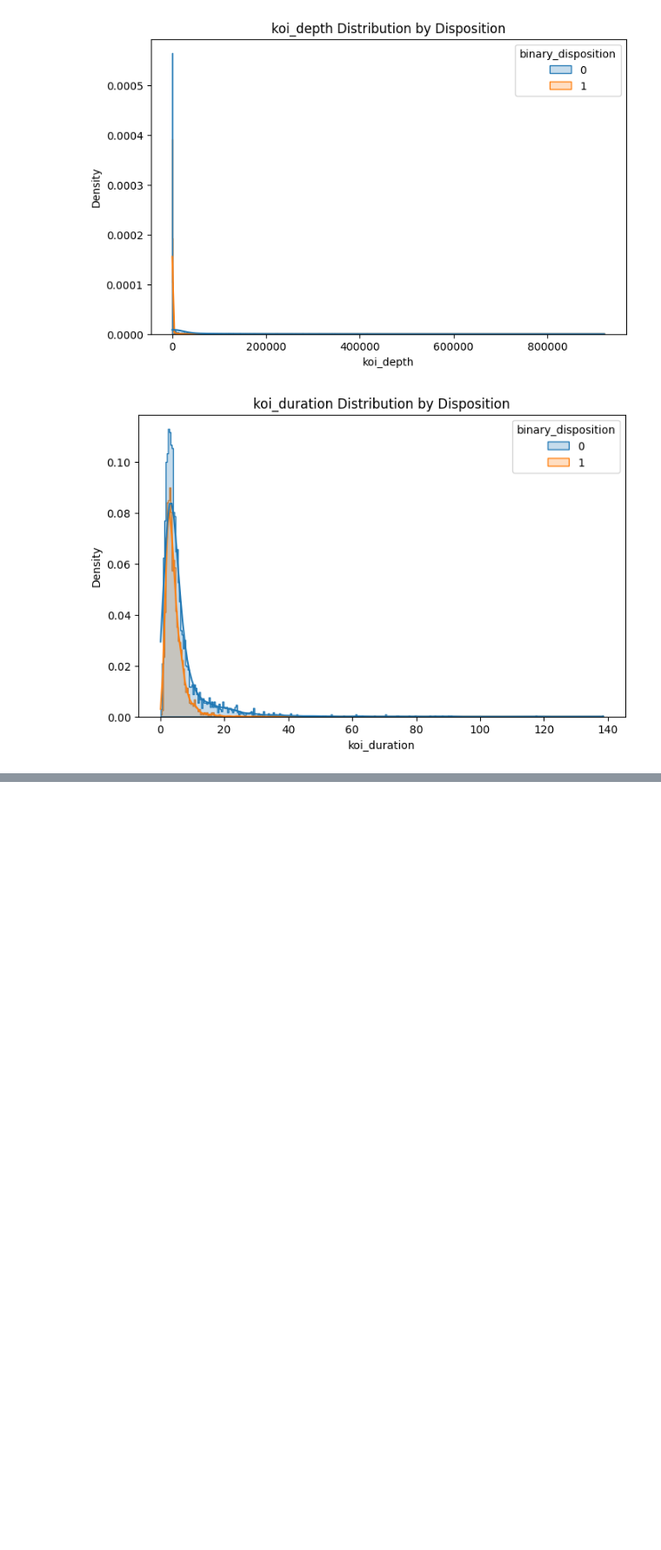
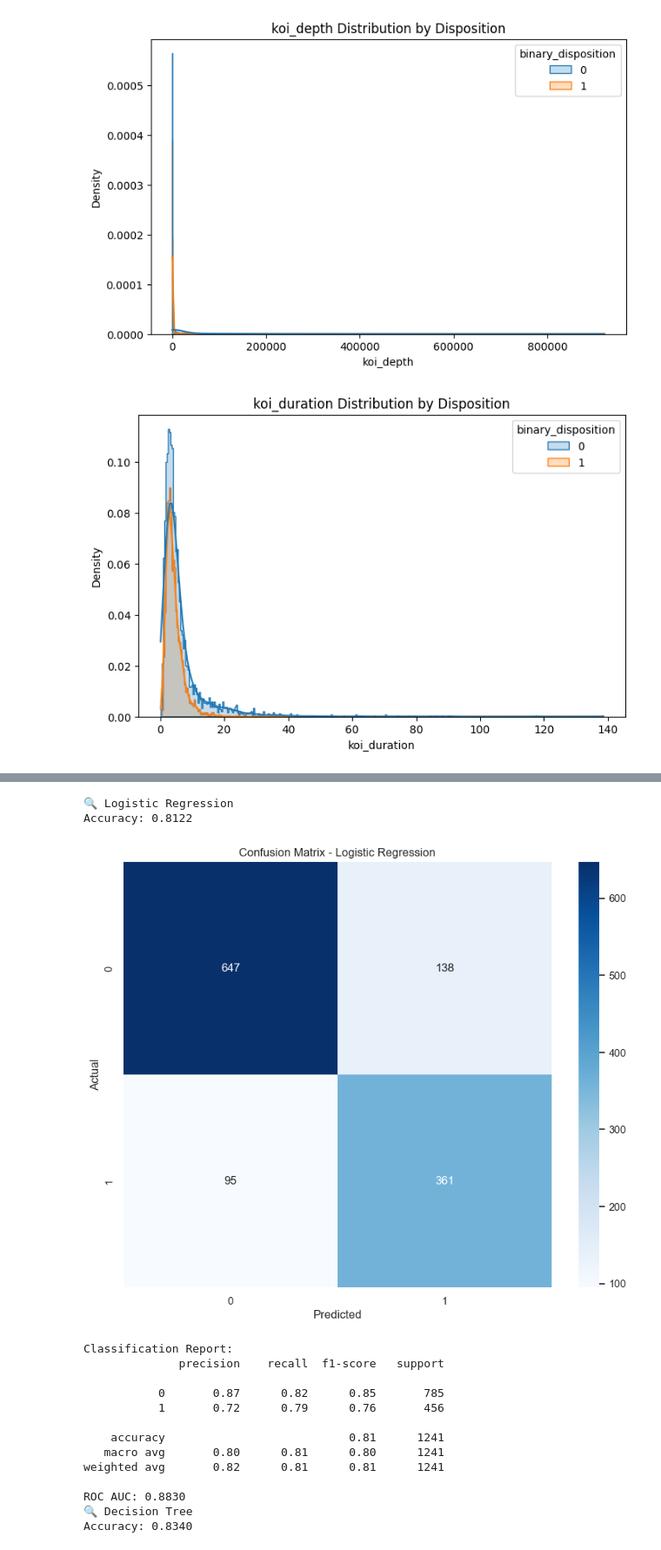
Before and after one commit to CooperDavis00/kepler-expoplanet-ml-project, a Jupyter notebook: notebooks/kepler-planet-eda.ipynb, the cells around one changed output, grey strips where cells are left out. Shown: that part at 87% size. Cells and saved outputs as stored; diff of their text form; code cells hidden in the pictures; blank space fills up the shorter version.

```diff
--- a/notebooks/kepler-planet-eda.ipynb
+++ b/notebooks/kepler-planet-eda.ipynb
@@ -239,0 +424,70 @@ To better understand how individual features relate to whether a Kepler Object o
+# %%
+from sklearn.metrics import (
+    accuracy_score, confusion_matrix, classification_report,
+    roc_auc_score, roc_curve
+)
+import matplotlib.pyplot as plt
+import seaborn as sns
+
+# Prepare plots
+plt.figure(figsize=(10, 8))
+sns.set(style='whitegrid')
+
+# Evaluate models
+for name, model in models.items():
+    print(f"🔍 {name}")
+
+    # Fit model on training data
+    model.fit(X_train_scaled, y_train)
+
+    # Predict on test data
+    y_pred = model.predict(X_test_scaled)
+    y_proba = model.predict_proba(X_test_scaled)[:, 1] if hasattr(model, "predict_proba") else None
+
+    # Accuracy
+    acc = accuracy_score(y_test, y_pred)
+    print(f"Accuracy: {acc:.4f}")
+
+    # Confusion matrix
+    cm = confusion_matrix(y_test, y_pred)
+    sns.heatmap(cm, annot=True, fmt='d', cmap='Blues')
+    plt.title(f"Confusion Matrix - {name}")
+    plt.xlabel("Predicted")
+    plt.ylabel("Actual")
+    plt.show()
+
+    # Classification report
+    print("Classification Report:")
+    print(classification_report(y_test, y_pred))
+
+    # ROC AUC
+    if y_proba is not None:
+        fpr, tpr, _ = roc_curve(y_test, y_proba)
+        auc = roc_auc_score(y_test, y_proba)
+        print(f"ROC AUC: {auc:.4f}")
+        plt.plot(fpr, tpr, label=f"{name} (AUC = {auc:.2f})")
+
+print("\n📈 ROC Curves for all models:")
+plt.plot([0, 1], [0, 1], 'k--')
+plt.xlabel("False Positive Rate")
+plt.ylabel("True Positive Rate")
+plt.title("ROC Curve Comparison")
+plt.legend()
+plt.show()
+# %% [output]
+🔍 Logistic Regression
+Accuracy: 0.8122
+[figure, added]
+Classification Report:
+              precision    recall  f1-score   support
+
+           0       0.87      0.82      0.85       785
+           1       0.72      0.79      0.76       456
+
+    accuracy                           0.81      1241
+   macro avg       0.80      0.81      0.80      1241
+weighted avg       0.82      0.81      0.81      1241
+
+ROC AUC: 0.8830
+🔍 Decision Tree
+Accuracy: 0.8340
```
Also changed, not shown: parts of 15 cells of this notebook.
